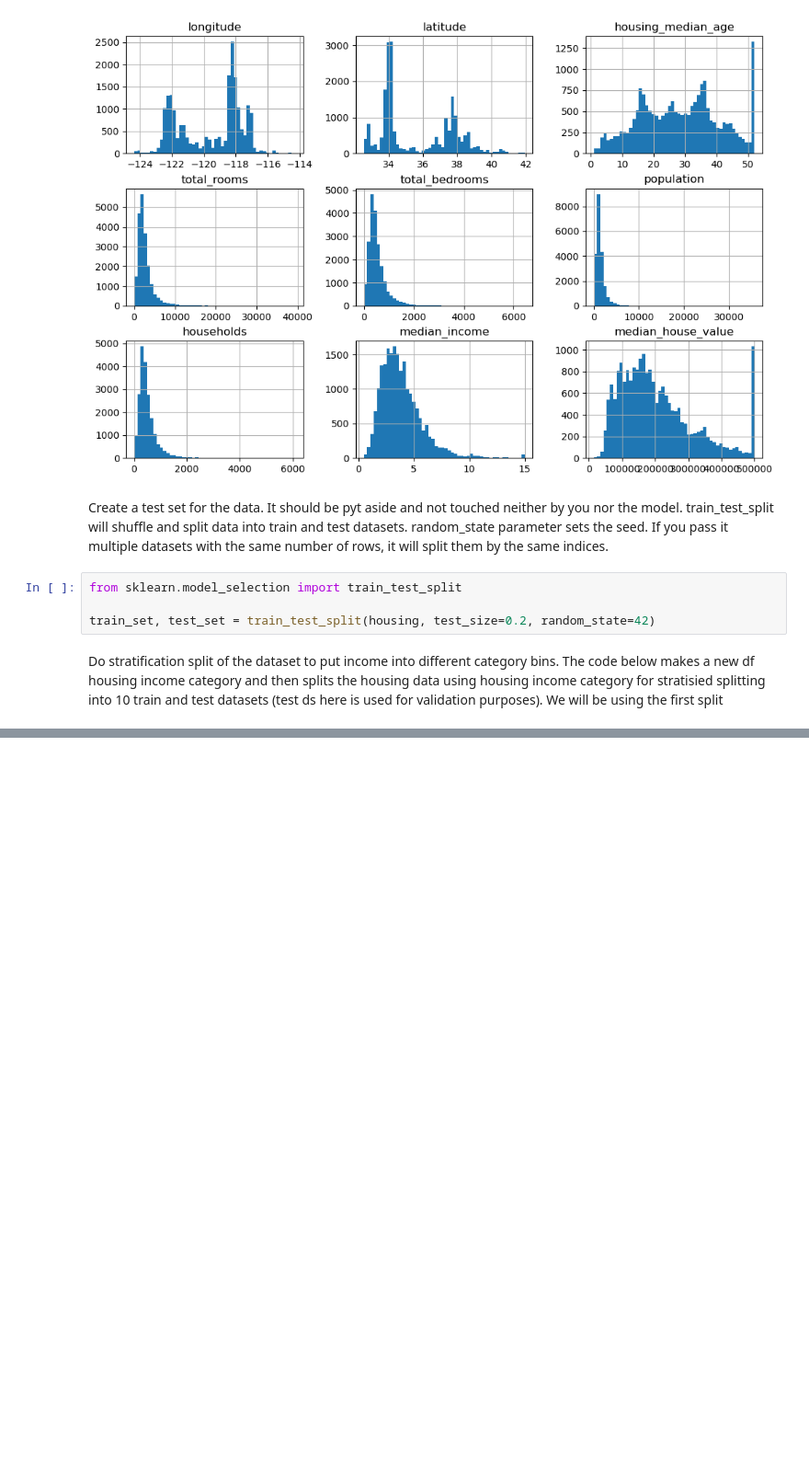
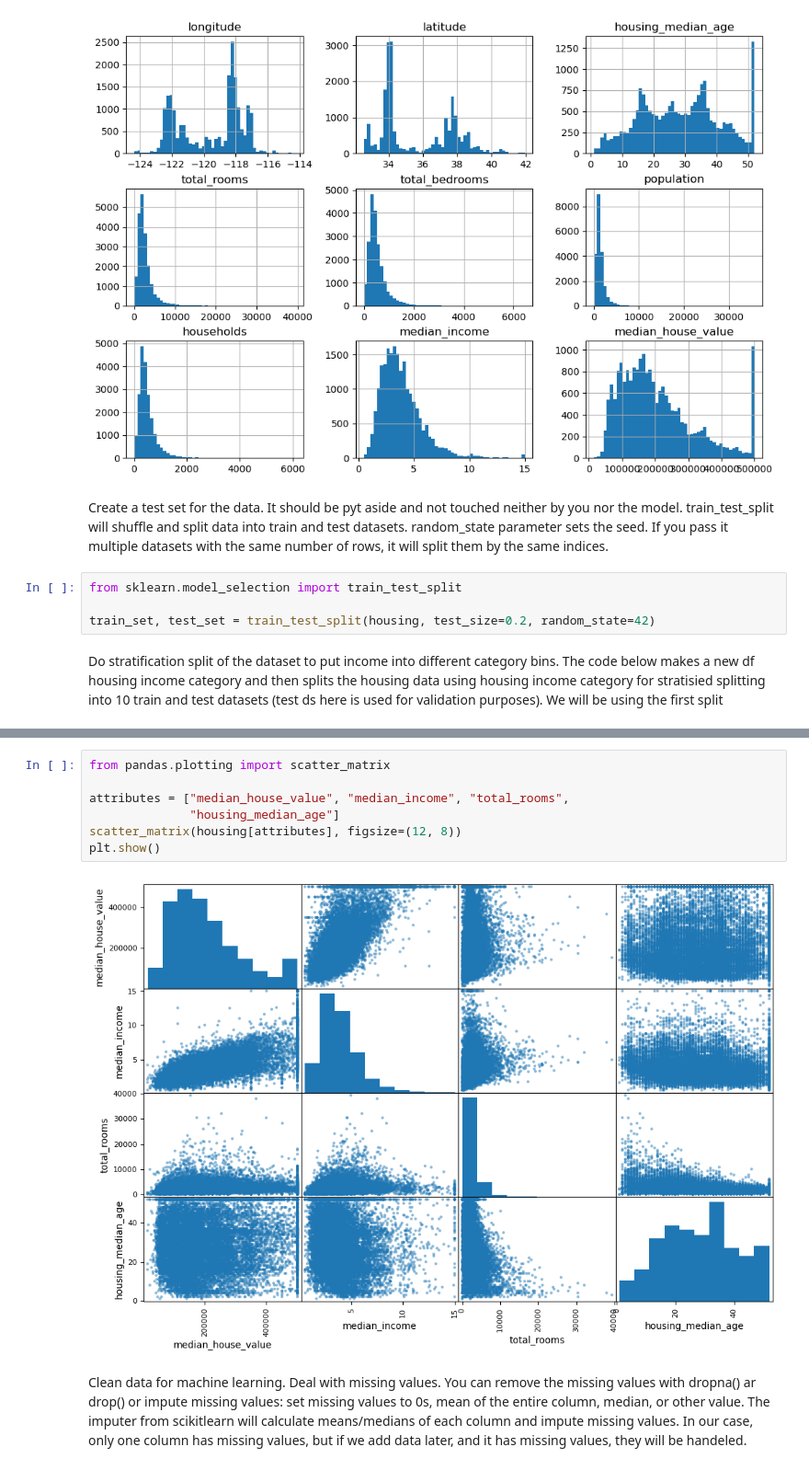
Before and after one commit to sgolubeva/handson_ml, a Jupyter notebook: chapter_2.ipynb, the cells around one changed output, grey strips where cells are left out. Shown at 92% size. Saved outputs shown, nothing was run; the diff lists cells and outputs as text; blank space fills up the shorter version.

Commit message:
up to categorical value handling

```diff
--- a/chapter_2.ipynb
+++ b/chapter_2.ipynb
@@ -140 +127,12 @@ latitude             -0.135712
 Name: median_house_value, dtype: float64
+# %%
+from pandas.plotting import scatter_matrix
+
+attributes = ["median_house_value", "median_income", "total_rooms",
+              "housing_median_age"]
+scatter_matrix(housing[attributes], figsize=(12, 8))
+plt.show()
+# %% [output]
+[figure, added]
+# %% [markdown]
+Clean data for machine learning. Deal with missing values. You can remove the missing values with dropna() ar drop() or impute missing values: set missing values to 0s, mean of the entire column, median, or other value. The imputer from scikitlearn will calculate means/medians of each column and impute missing values. In our case, only one column has missing values, but if we add data later, and it has missing values, they will be handeled.
```
Also changed, not shown: parts of 8 cells of this notebook.
